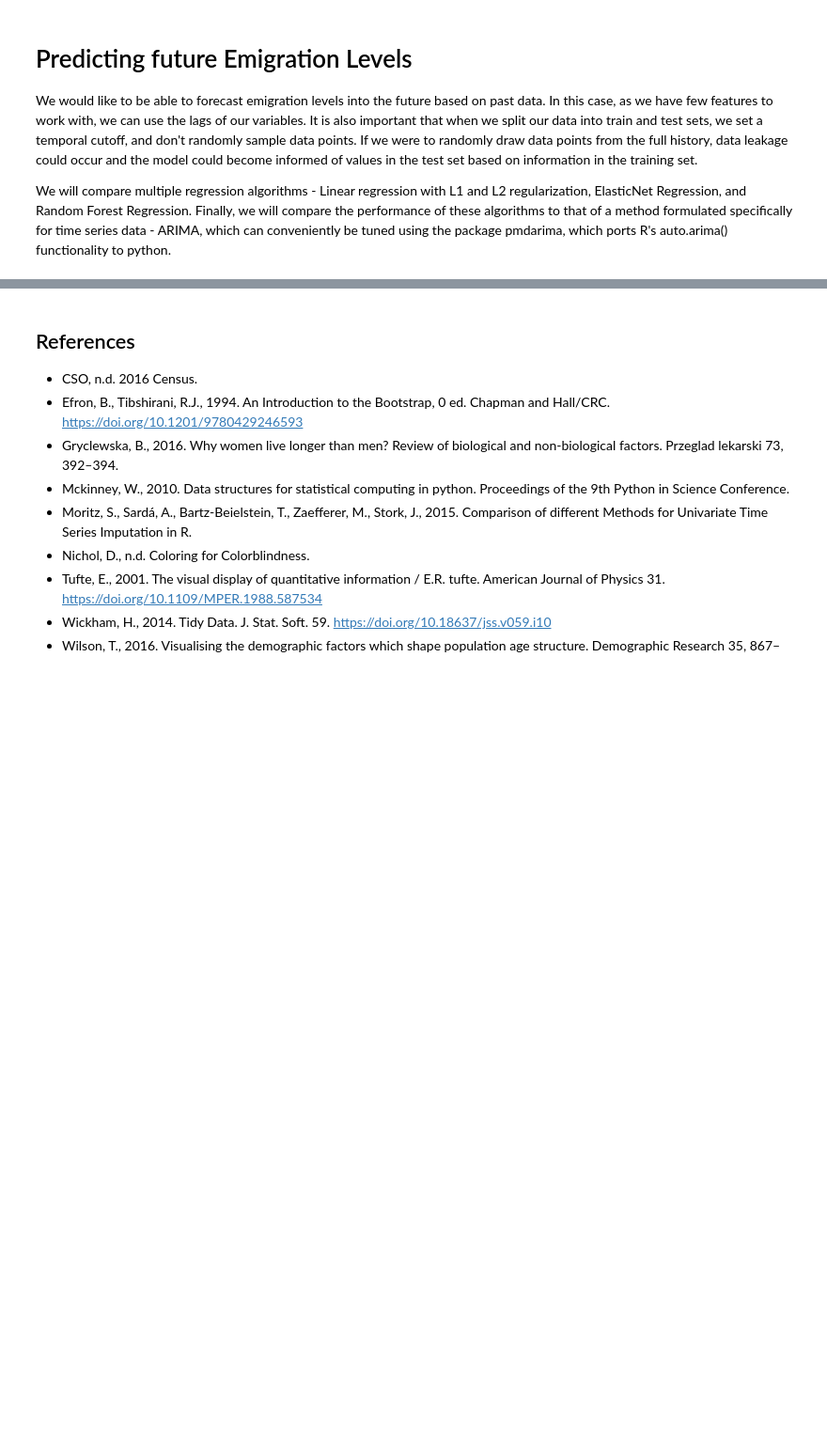
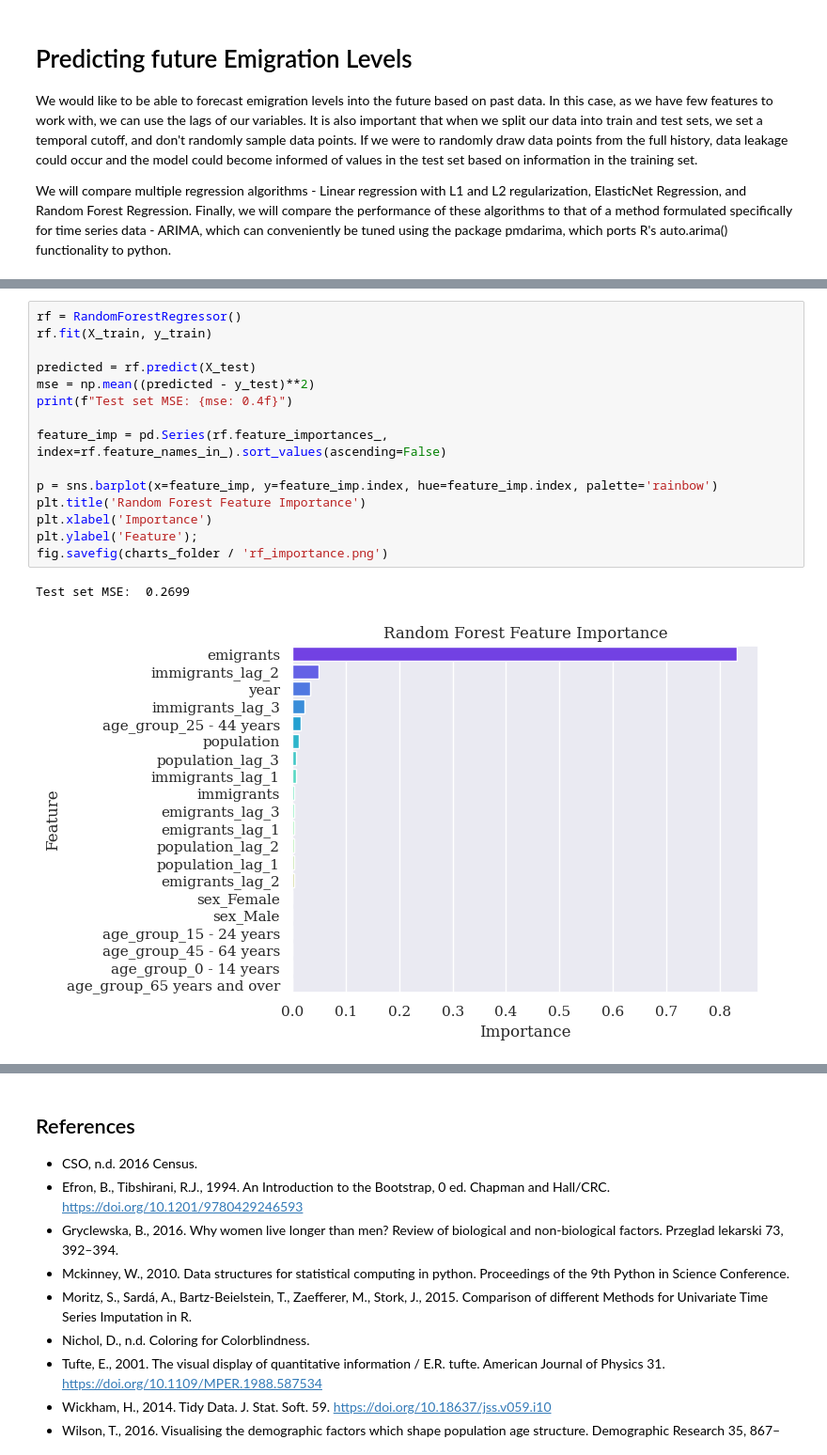
Before and after one commit to step-hen-burke/ca1, a Jupyter notebook: 00_initial_exploration.ipynb, the cells around one changed output, grey strips where cells are left out. Shown at 94% size. Saved outputs shown, nothing was run; the diff lists cells and outputs as text; blank space fills up the shorter version.

```diff
--- a/00_initial_exploration.ipynb
+++ b/00_initial_exploration.ipynb
@@ -1188,0 +1197,18 @@ Test set MSE:  0.3171
+# %%
+rf = RandomForestRegressor()
+rf.fit(X_train, y_train)
+
+predicted = rf.predict(X_test)
+mse = np.mean((predicted - y_test)**2)
+print(f"Test set MSE: {mse: 0.4f}")
+
+feature_imp = pd.Series(rf.feature_importances_, index=rf.feature_names_in_).sort_values(ascending=False)
+
+p = sns.barplot(x=feature_imp, y=feature_imp.index, hue=feature_imp.index, palette='rainbow')
+plt.title('Random Forest Feature Importance')
+plt.xlabel('Importance')
+plt.ylabel('Feature');
+fig.savefig(charts_folder / 'rf_importance.png')
+# %% [output]
+Test set MSE:  0.2699
+[figure, added]
```
Also changed, not shown: parts of 32 cells of this notebook, 1 other file.
